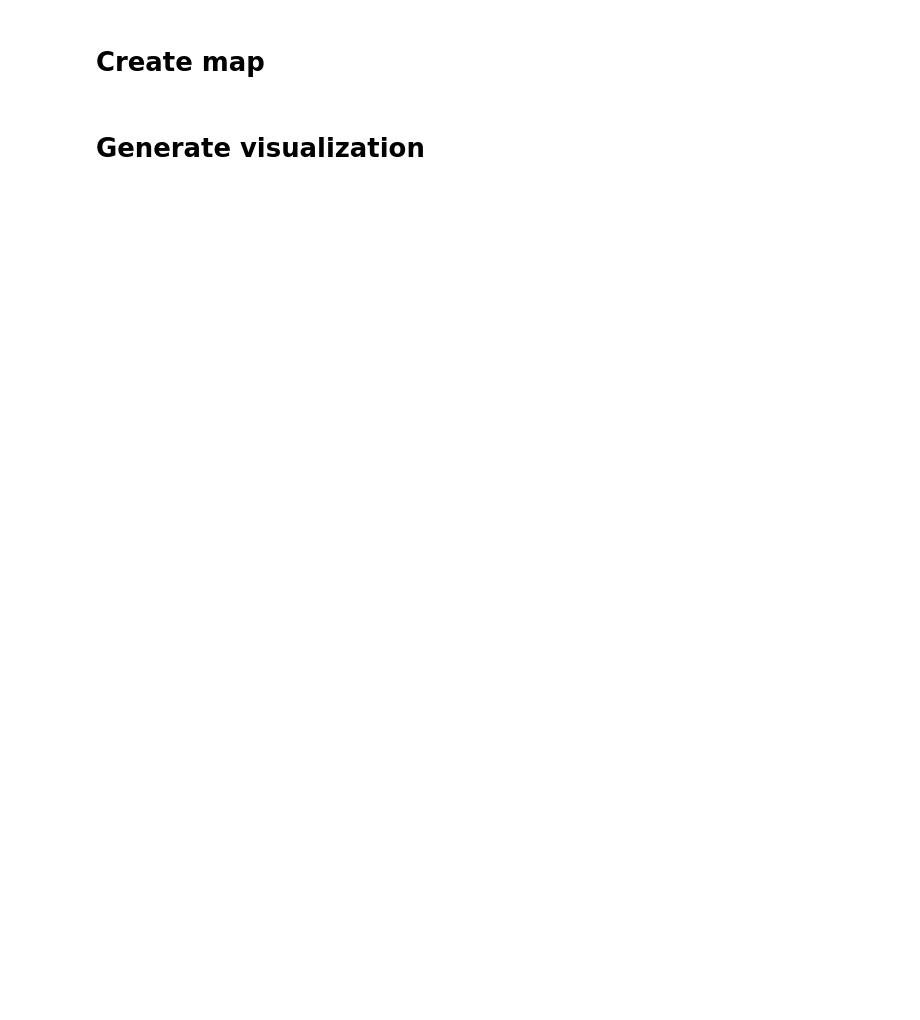
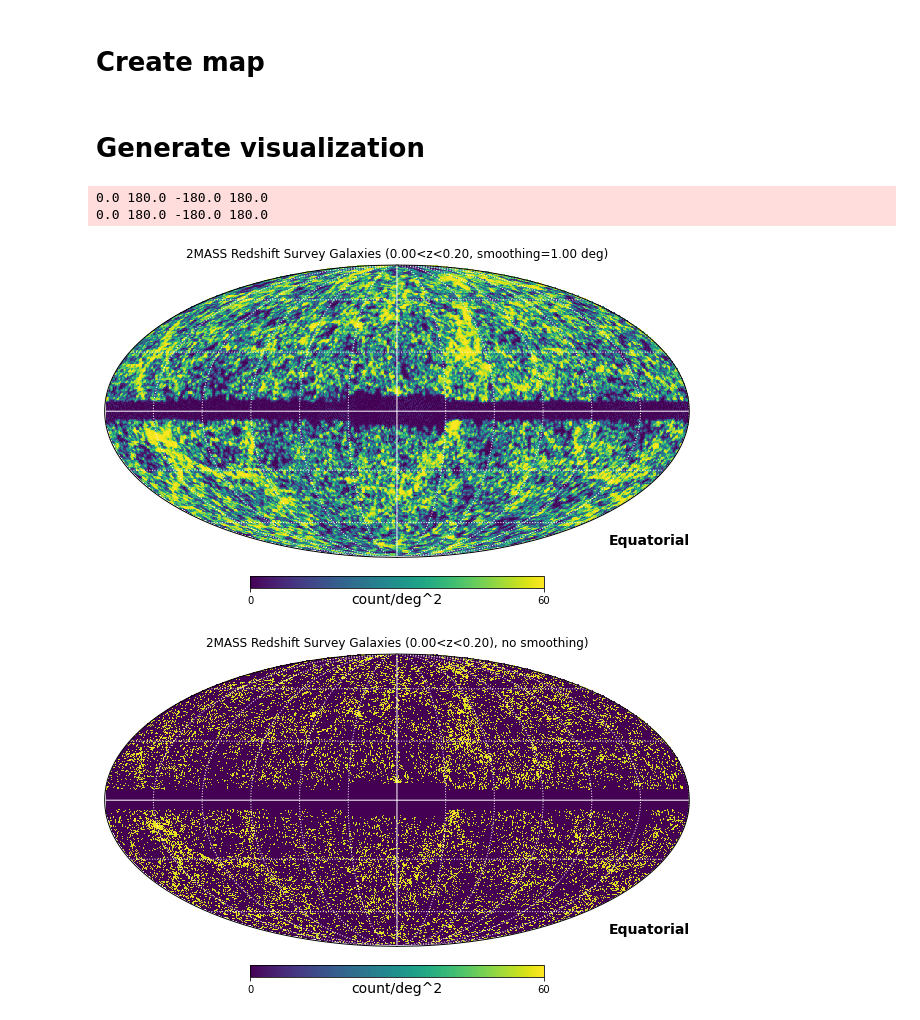
Before and after one commit to jfreudenburg/surp-skyviz, a Jupyter notebook: 2MASS_map.ipynb, the cells around one changed output. Drawn from its saved outputs; the diff is of its cells as text; code cells hidden in the pictures; blank space fills up the shorter version.

```diff
--- a/2MASS_map.ipynb
+++ b/2MASS_map.ipynb
@@ -82,4 +101,34 @@ catmap = cat2hpx(cat['GLON'][zcond],cat['GLAT'][zcond],nside)/pixarea
 catmap_smoothed = hp.smoothing(catmap, fwhm=np.radians(smoothing_scale))
 # %% [markdown]
 # Generate visualization
+# %%
+hp.mollview(
+    catmap_smoothed,
+    coord=["G","C"],
+    unit='count/deg^2',
+    title="2MASS Redshift Survey Galaxies ({:0.2f}<z<{:0.2f}, smoothing={:0.2f} deg)".format(zmin,zmax,smoothing_scale),
+    norm="hist",
+    min=0,
+    max=60,
+    cmap='viridis'
+)
+hp.graticule(color='white')
+
+hp.mollview(
+    catmap,
+    coord=["G","C"],
+    unit='count/deg^2',
+    title="2MASS Redshift Survey Galaxies ({:0.2f}<z<{:0.2f}), no smoothing)".format(zmin,zmax),
+    norm="hist",
+    min=0,
+    max=60,
+    cmap='viridis'
+)
+hp.graticule(color='white')
+plt.savefig(fname+'_moll.pdf',format='pdf')
+# %% [output]
+0.0 180.0 -180.0 180.0
+0.0 180.0 -180.0 180.0
+[figure, added]
+[figure, added]
 # %%
```
Also changed, not shown: parts of 15 cells of this notebook, 23 other files.
